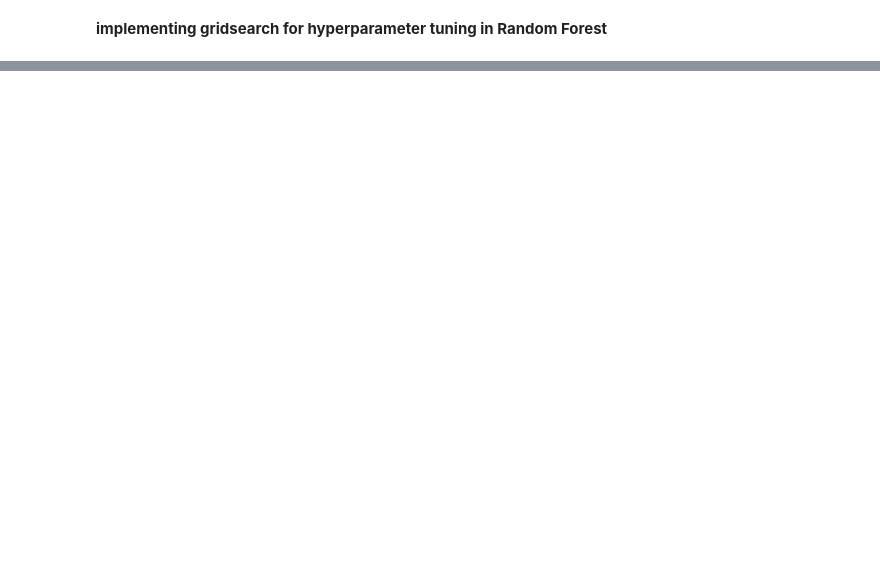
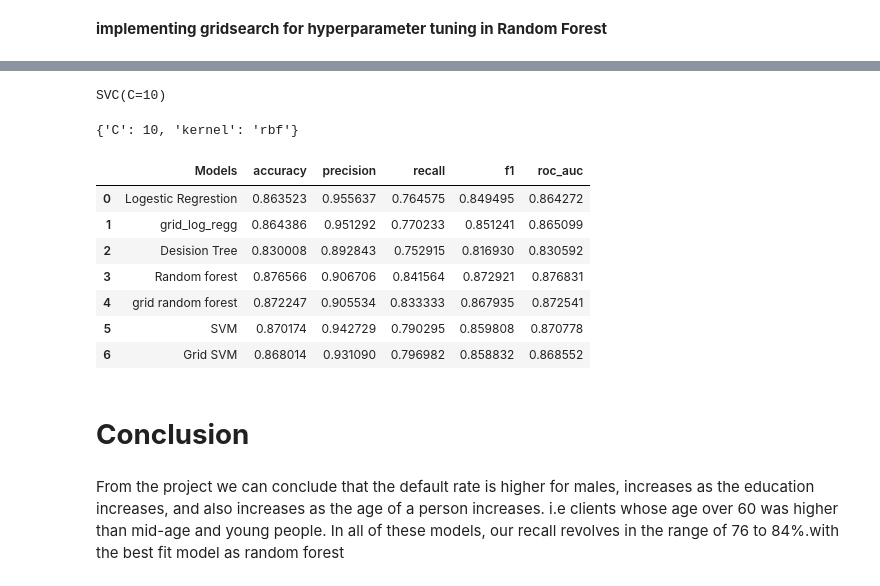
Before and after one commit to Sivaramaguhan/Credit-card-default-prediction, a Jupyter notebook: Guhan_Credit_Card_Default_Prediction_Capstone_Project.ipynb, the cells around one changed output, grey strips where cells are left out. Saved outputs shown, nothing was run; the diff lists cells and outputs as text; code cells hidden in the pictures; blank space fills up the shorter version.

```diff
--- a/Guhan_Credit_Card_Default_Prediction_Capstone_Project.ipynb
+++ b/Guhan_Credit_Card_Default_Prediction_Capstone_Project.ipynb
@@ -1043,0 +1163,37 @@ grid_rfc_model = GridSearchCV(estimator=rfc_model,param_grid = grid_values, scor
+# %%
+#getting the best estimator
+svc_grid_model.best_estimator_
+# %% [output]
+SVC(C=10)
+# %%
+#getting the best parameter
+svc_grid_model.best_params_
+# %% [output]
+{'C': 10, 'kernel': 'rbf'}
+# %%
+#creating dictionary to store all the metrices
+dict={'accuracy':model_accuracy,'precision':model_precision,'recall':model_recall,'f1':model_f1_score,'roc_auc':model_roc_auc_score}
+
+# list of all models
+model_name=['Logestic Regrestion','grid_log_regg','Desision Tree','Random forest','grid random forest','SVM','Grid SVM',]
+
+# converting dictionary to dataframe
+matrix_df=pd.DataFrame.from_dict(dict,orient="index",columns=model_name)
+
+# taking the transpose of the dataframe to make it more visual appealing
+matrix_df=matrix_df.transpose().reset_index().rename(columns={'index':'Models'})
+
+matrix_df
+# %% [output]
+|  | Models | accuracy | precision | recall | f1 | roc_auc |
+| 0 | Logestic Regrestion | 0.863523 | 0.955637 | 0.764575 | 0.849495 | 0.864272 |
+| 1 | grid_log_regg | 0.864386 | 0.951292 | 0.770233 | 0.851241 | 0.865099 |
+| 2 | Desision Tree | 0.830008 | 0.892843 | 0.752915 | 0.816930 | 0.830592 |
+| 3 | Random forest | 0.876566 | 0.906706 | 0.841564 | 0.872921 | 0.876831 |
+| 4 | grid random forest | 0.872247 | 0.905534 | 0.833333 | 0.867935 | 0.872541 |
+| 5 | SVM | 0.870174 | 0.942729 | 0.790295 | 0.859808 | 0.870778 |
+| 6 | Grid SVM | 0.868014 | 0.931090 | 0.796982 | 0.858832 | 0.868552 |
+# %% [markdown]
+# **Conclusion**
+# %% [markdown]
+From the project we can conclude that the default rate is higher for males, increases as the education increases, and also increases as the age of a person increases. i.e clients whose age over 60 was higher than mid-age and young people. In all of these models, our recall revolves in the range of 76 to 84%.with the best fit model as random forest
```
Also changed, not shown: parts of 31 cells of this notebook.
